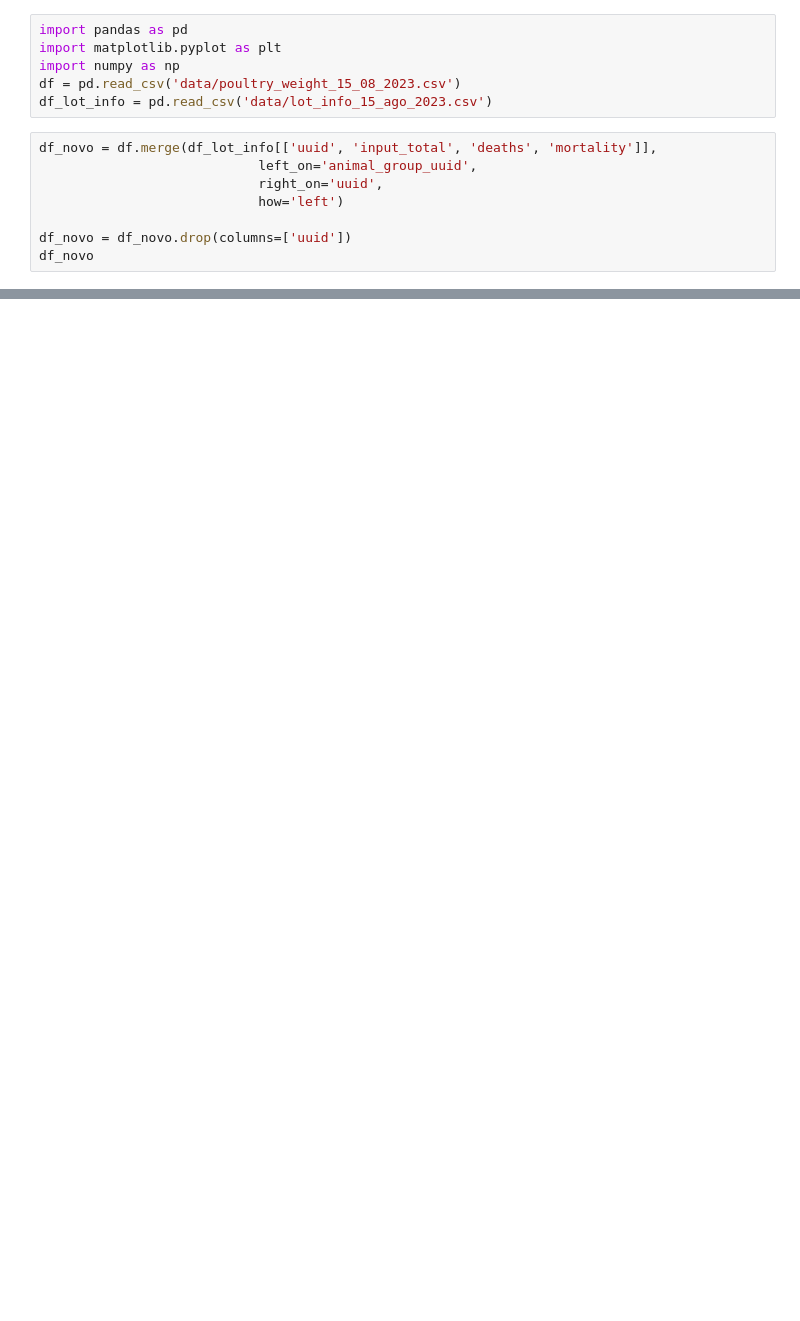
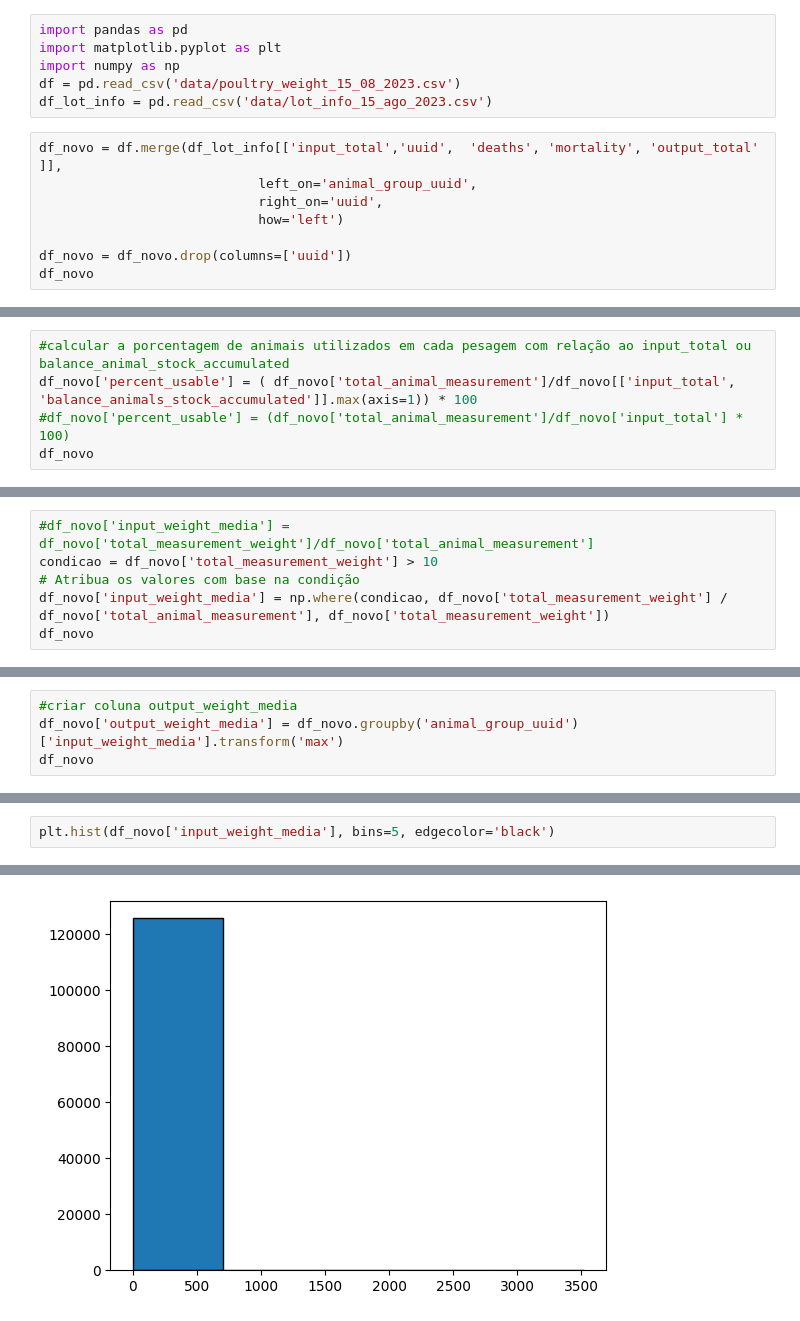
Before and after one commit to EveSantos/tcc, a Jupyter notebook: nova_base.ipynb, the cells around one changed output, grey strips where cells are left out. Cells and saved outputs as stored; diff of their text form; blank space fills up the shorter version.

Commit message:
novos graficos de dados e merge dos dois df

```diff
--- a/nova_base.ipynb
+++ b/nova_base.ipynb
@@ -5,7 +5,7 @@ import numpy as np
 df = pd.read_csv('data/poultry_weight_15_08_2023.csv')
 df_lot_info = pd.read_csv('data/lot_info_15_ago_2023.csv')
 # %%
-df_novo = df.merge(df_lot_info[['uuid', 'input_total', 'deaths', 'mortality']],
+df_novo = df.merge(df_lot_info[['input_total','uuid',  'deaths', 'mortality', 'output_total' ]],
                             left_on='animal_group_uuid',
                             right_on='uuid',
                             how='left')
@@ -74,0 +76,5 @@ df_novo
+# %%
+#calcular a porcentagem de animais utilizados em cada pesagem com relação ao input_total ou balance_animal_stock_accumulated
+df_novo['percent_usable'] = ( df_novo['total_animal_measurement']/df_novo[['input_total', 'balance_animals_stock_accumulated']].max(axis=1)) * 100
+#df_novo['percent_usable'] = (df_novo['total_animal_measurement']/df_novo['input_total'] * 100)
+df_novo
@@ -143,0 +112,6 @@ Name: count, Length: 3792, dtype: int64
+# %%
+#df_novo['input_weight_media'] = df_novo['total_measurement_weight']/df_novo['total_animal_measurement']
+condicao = df_novo['total_measurement_weight'] > 10
+# Atribua os valores com base na condição
+df_novo['input_weight_media'] = np.where(condicao, df_novo['total_measurement_weight'] / df_novo['total_animal_measurement'], df_novo['total_measurement_weight'])
+df_novo
@@ -143,0 +132,4 @@ Name: count, Length: 3792, dtype: int64
+# %%
+#criar coluna output_weight_media
+df_novo['output_weight_media'] = df_novo.groupby('animal_group_uuid')['input_weight_media'].transform('max')
+df_novo
@@ -143,0 +150,3 @@ Name: count, Length: 3792, dtype: int64
+# %%
+plt.hist(df_novo['input_weight_media'], bins=5, edgecolor='black')
+# %% [output]
@@ -143,0 +157 @@ Name: count, Length: 3792, dtype: int64
+[figure, added]
```
Also changed, not shown: parts of 31 cells of this notebook, 2 other files.
